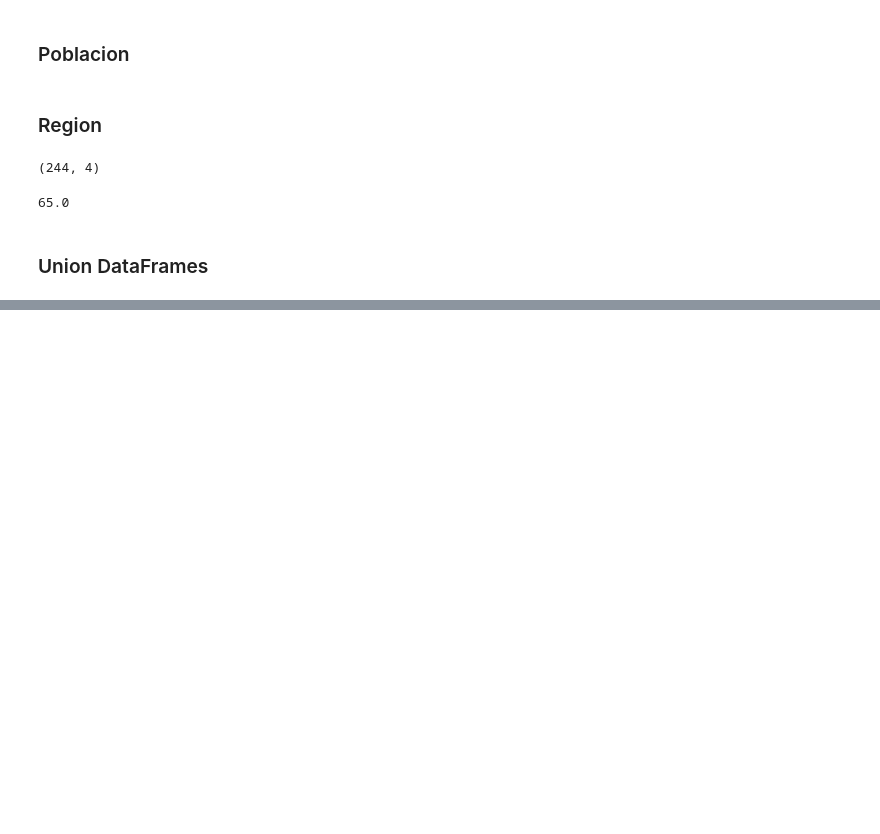
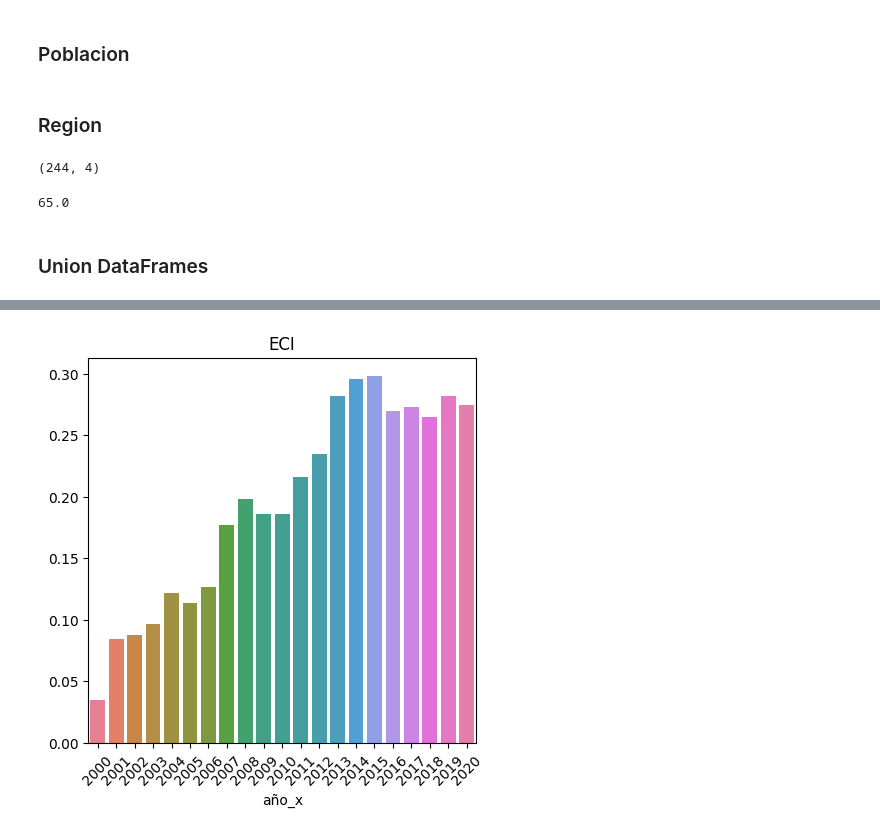
Before and after one commit to SantiagoGS97/Proyecto, a Jupyter notebook: Proyecto.ipynb, the cells around one changed output, grey strips where cells are left out. Drawn from its saved outputs; the diff is of its cells as text; code cells hidden in the pictures; blank space fills up the shorter version.

```diff
--- a/Proyecto.ipynb
+++ b/Proyecto.ipynb
@@ -95,0 +129,8 @@ Data_final = Data_final[['Pais_x', 'Poblacion', 'total_gdp_million','ECI','año_
+# %%
+fig,ax = plt.subplots(1,sharex=True,figsize=(5,5))
+ax = sns.barplot(timeline('ECI'))
+ax.set_xticklabels(ax.get_xticklabels(),rotation=45)
+plt.title('ECI')
+plt.show()
+# %% [output]
+[figure, added]
```
Also changed, not shown: parts of 7 cells of this notebook, 1 other file.
